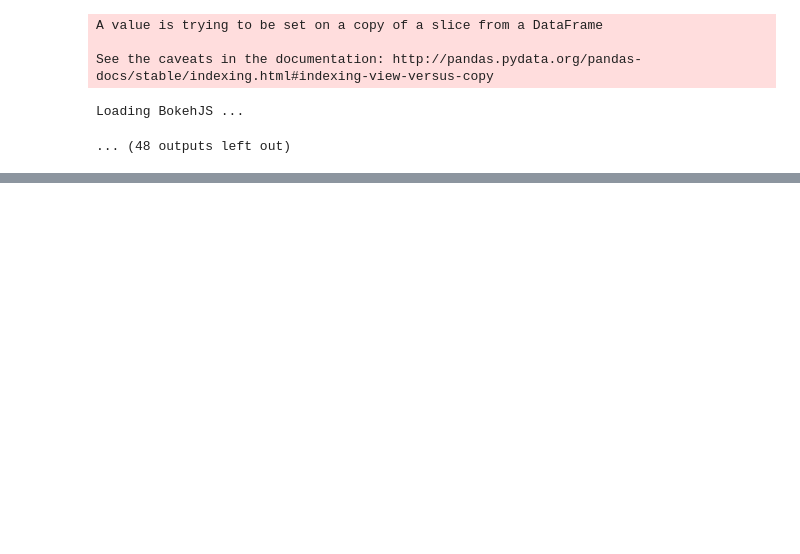
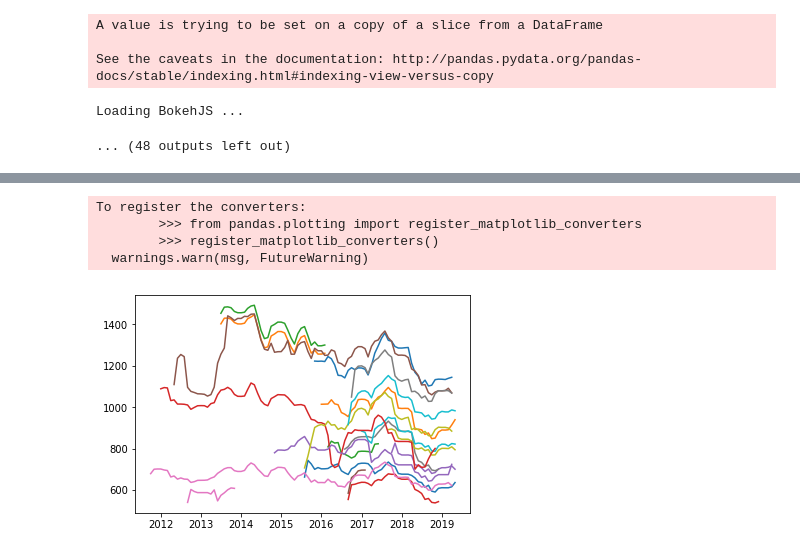
Before and after one commit to acep-uaf/ACEP_solar, a Jupyter notebook: popup_figure.ipynb, the cells around one changed output, grey strips where cells are left out. Drawn from its saved outputs; the diff is of its cells as text; code cells hidden in the pictures; blank space fills up the shorter version.

```diff
--- a/popup_figure.ipynb
+++ b/popup_figure.ipynb
@@ -180,23 +255,39 @@ result
 output_notebook()
 p = figure(plot_width=600, plot_height=300, x_axis_type='datetime')
 
+output_file("monthly_"+location_name+".html")
+
 # title style
-p.title.text='The Solar Production in Fairbanks'
+p.title.text='The Solar Production in '+location_name
 p.title.align = 'left'
 p.title.text_font_size = "25px"
 
 # add the number of panels in the figure
 citation = Label(x=10, y=180, x_units='screen', y_units='screen',
-                 text= str(len(fairbanks)) + ' panels here', render_mode='css')
+                 text= str(len(location_hdf5)) + ' panels here', render_mode='css')
                  #border_line_color='black', border_line_alpha=1.0,
                  #background_fill_color='white', background_fill_alpha=1.0)
 p.add_layout(citation)
 
-# draw lines
-p.line(xaxis, result['Max'], line_width=1, color='red', legend = 'Best')
-p.line(xaxis, result['Median'], line_width=1, color='blue', legend = 'Median')
-p.line(xaxis, tmy2, line_width=1, color='green', legend = 'TMY2')
-p.line(xaxis, tmy3, line_width=1, color='orange', legend = 'TMY3')
+
+
+
+
+
+r0 = p.line(xaxis, result['Max'], line_width=1, color='red')      #Best
+r1 = p.line(xaxis, result['Median'], line_width=1, color='blue')  #Median
+r2 = p.line(xaxis, tmy2, line_width=1, color='green')          #TMY2
+r3 = p.line(xaxis, tmy3, line_width=1, color='orange')         #TMY3
+
+
+    #add legend outside of figure
+legend = Legend(items=[
+("Best"   , [r0]),
+("Median" , [r1]),
+("TMY2" , [r2]),
+("TMY3" , [r3]),
+], location="center")
+p.add_layout(legend, 'right')
 
 # add labels
 p.xaxis.axis_label = 'Month'
@@ -255,6 +351,7 @@ def popup(location_name,lattitude,longitude):
 
     location['Median'] = location.median(1)
     location["Max"] = location.max(1)
+    location['Mean']=location.mean(1)
     # adding median and max value into dataframe
 
 
@@ -279,6 +376,7 @@ def popup(location_name,lattitude,longitude):
     # draw lines
     r0 = p.line(xaxis, location['Max'], line_width=1, color='red')      #Best
     r1 = p.line(xaxis, location['Median'], line_width=1, color='blue')  #Median
+    r6= p.line(xaxis, location['Mean'], line_width=1, color='black')
     r2 = p.line(xaxis, tmy2*0.95, line_width=1, color='green')          #TMY2_low
     r3 = p.line(xaxis, tmy2*1.05, line_width=1, color='green')          #TMY2_high
     r4 = p.line(xaxis, tmy3*0.95, line_width=1, color='orange')         #TMY3_low
@@ -292,6 +390,7 @@ def popup(location_name,lattitude,longitude):
     ("TMY2_high" , [r3]),
     ("TMY3_low" , [r4]),
     ("TMY3_high" , [r5]),
+    ('Mean',[r6])
     ], location="center")
     p.add_layout(legend, 'right')
 
@@ -459,0 +627,9 @@ Loading BokehJS ...
+# %%
+ for i in range(1,21):
+        plt.plot(xaxis,location['Annual'+str(i)])
+# %% [output]
+To register the converters:
+        >>> from pandas.plotting import register_matplotlib_converters
+        >>> register_matplotlib_converters()
+  warnings.warn(msg, FutureWarning)
+[figure, added]
```
Also changed, not shown: parts of 7 cells of this notebook, 2 other files.
